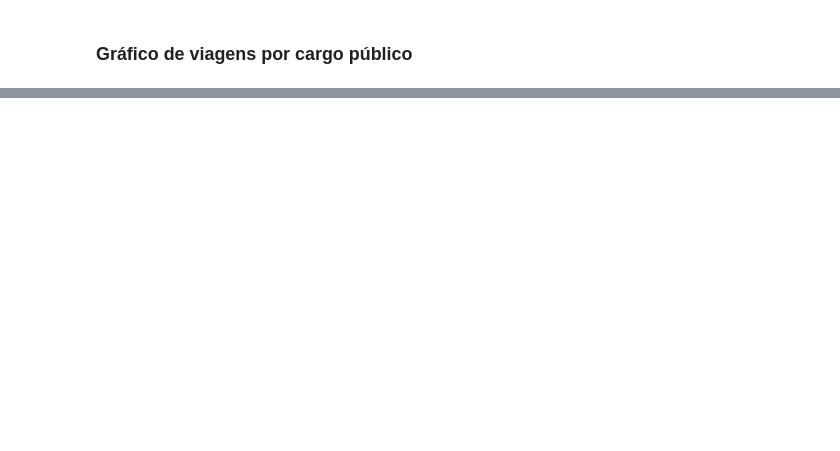
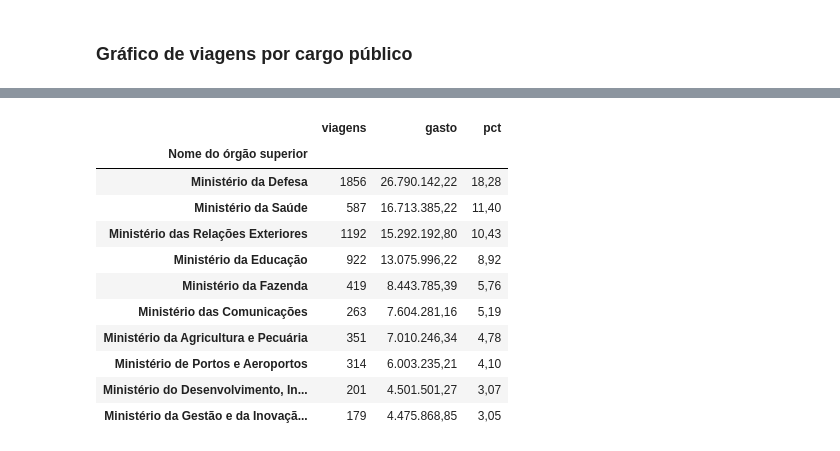
Before and after one commit to rafael-m-ferreira/caixaverso_projeto_final, a Jupyter notebook: notebooks/analise.ipynb, the cells around one changed output, grey strips where cells are left out. Drawn from its saved outputs; the diff is of its cells as text; code cells hidden in the pictures; blank space fills up the shorter version.

Commit message:
Inclusão de análise de viagens nacionais e internacionais - aplicação de merge com df_trecho

```diff
--- a/notebooks/analise.ipynb
+++ b/notebooks/analise.ipynb
@@ -607,0 +858,10 @@ plt.show()
+# %%
+# Lendo o arquivo 2026_Trecho.csv:
+df_trecho = pd.read_csv(
+    '2026_Trecho.csv',
+    usecols= (['Identificador do processo de viagem ', 'Origem - País','Destino - País']),
+    sep=';',
+    decimal=',',
+    encoding='latin-1'
+)
+df_trecho.info()
@@ -607,0 +886,28 @@ plt.show()
+# %%
+# Fazendo a junção dos valores entre df_viagem e df_trecho:
+# Coluna chave da junção:'Identificador do processo de viagem'
+
+df_trecho.columns = df_trecho.columns.str.strip()
+col_id_trecho = [c for c in df_trecho.columns if 'identificador' in c.lower()][0]
+col_id_viagem = [c for c in df_viagem.columns if 'identificador' in c.lower()][0]
+COL_ID = 'Identificador do processo de viagem'
+
+# Máscara vetorizada: True se o trecho toca algum país estrangeiro
+estrangeiro = ((df_trecho['Origem - País'] != 'Brasil') |
+               (df_trecho['Destino - País'] != 'Brasil'))
+
+# any() por grupo — agregação nativa
+tem_estrangeiro = estrangeiro.groupby(df_trecho[COL_ID]).any()
+
+# np.select aplica a classificação de forma vetorizada
+ambito = pd.DataFrame({
+    COL_ID: tem_estrangeiro.index,
+    'Âmbito': np.select([tem_estrangeiro, ~tem_estrangeiro],
+                        ['Internacional', 'Nacional'],
+                        default='Indefinido')
+})
+
+df_merge = df_viagem.merge(ambito, on=COL_ID, how='inner')
+
+print(f'{len(df_merge):,} linhas | {df_merge[COL_ID].nunique():,} viagens únicas')
+print(df_merge['Âmbito'].value_counts())
@@ -607,0 +1011,20 @@ plt.show()
+# %%
+(df_merge[df_merge['Âmbito'] == 'Internacional']
+   .groupby('Nome do órgão superior')
+   .agg(viagens=('Gasto total', 'size'), gasto=('Gasto total', 'sum'))
+   .sort_values('gasto', ascending=False)
+   .assign(pct=lambda d: 100 * d['gasto'] / d['gasto'].sum())
+   .head(10))
+# %% [output]
+|  | viagens | gasto | pct |
+| Nome do órgão superior |  |  |  |
+| Ministério da Defesa | 1856 | 26.790.142,22 | 18,28 |
+| Ministério da Saúde | 587 | 16.713.385,22 | 11,40 |
+| Ministério das Relações Exteriores | 1192 | 15.292.192,80 | 10,43 |
+| Ministério da Educação | 922 | 13.075.996,22 | 8,92 |
+| Ministério da Fazenda | 419 | 8.443.785,39 | 5,76 |
+| Ministério das Comunicações | 263 | 7.604.281,16 | 5,19 |
+| Ministério da Agricultura e Pecuária | 351 | 7.010.246,34 | 4,78 |
+| Ministério de Portos e Aeroportos | 314 | 6.003.235,21 | 4,10 |
+| Ministério do Desenvolvimento, In... | 201 | 4.501.501,27 | 3,07 |
+| Ministério da Gestão e da Inovaçã... | 179 | 4.475.868,85 | 3,05 |
```
Also changed, not shown: parts of 58 cells of this notebook.
